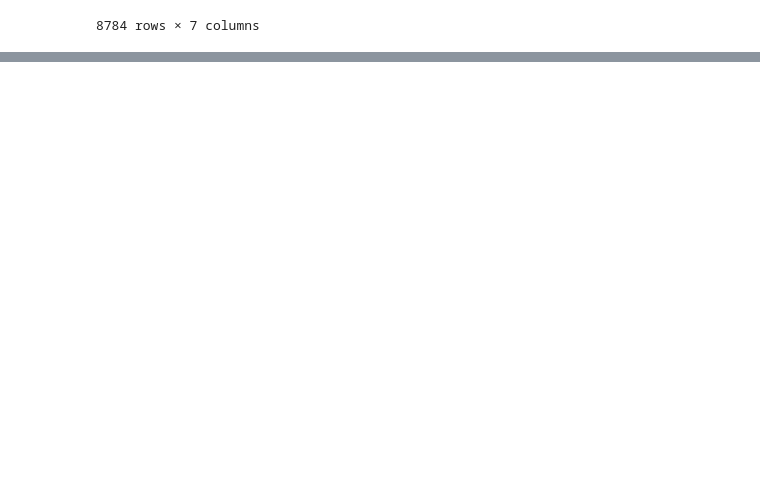
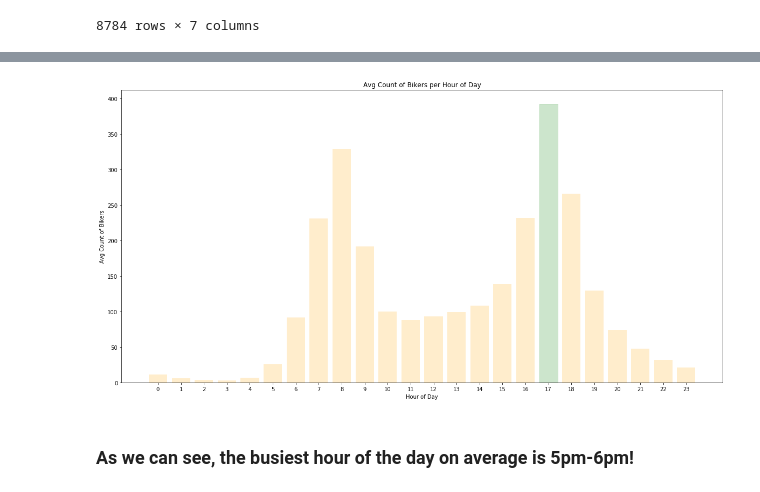
Before and after one commit to uwseds-sp20/homework-1-manipulating-data-lheintz, a Jupyter notebook: project/analysis/bicycle_analysis.ipynb, the cells around one changed output, grey strips where cells are left out. Drawn from its saved outputs; the diff is of its cells as text; code cells hidden in the pictures; blank space fills up the shorter version.

```diff
--- a/project/analysis/bicycle_analysis.ipynb
+++ b/project/analysis/bicycle_analysis.ipynb
@@ -104,0 +109,24 @@ plt.show()
+# %%
+mean_by_hour = bikeData.groupby(['Hour']).mean()['Total East West']
+# %%
+# set up axis and fig size
+fig, ax = plt.subplots(figsize=(20, 10))
+
+# Set up x and y axis data
+y_pos = np.arange(len(mean_by_hour))
+means = mean_by_hour.values
+
+# Plot
+chart = plt.bar(y_pos, means, align='center', alpha = .2, color = 'orange')
+ax.get_children()[17].set_color('green')
+
+# Format
+plt.xticks(y_pos)
+plt.ylabel('Avg Count of Bikers')
+plt.xlabel('Hour of Day')
+plt.title('Avg Count of Bikers per Hour of Day')
+plt.show()
+# %% [output]
+[figure, added]
+# %% [markdown]
+### As we can see, the busiest hour of the day on average is 5pm-6pm!
```
Also changed, not shown: parts of 6 cells of this notebook.
